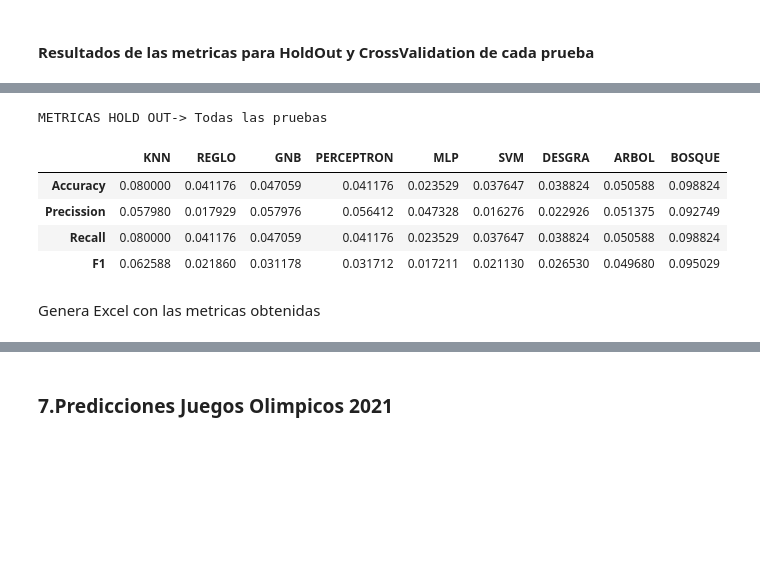
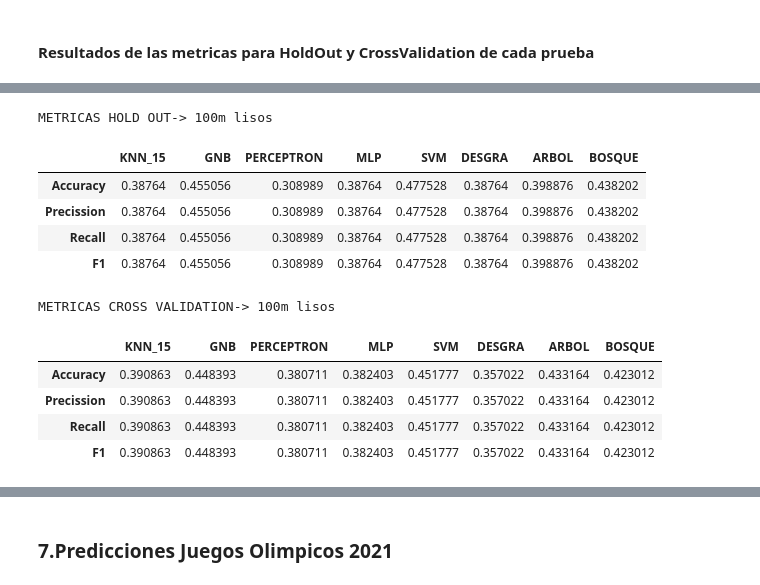
Before and after one commit to RaulCapellanFernandez/DecatlonEstadistics, a Jupyter notebook: PredictionsAlgorithms.ipynb, the cells around one changed output, grey strips where cells are left out. Saved outputs shown, nothing was run; the diff lists cells and outputs as text; code cells hidden in the pictures; blank space fills up the shorter version.

Commit message:
Mejorados los accuracy

```diff
--- a/PredictionsAlgorithms.ipynb
+++ b/PredictionsAlgorithms.ipynb
@@ -131,7 +152,7 @@ def evaluaMetricas(y_test, y_pred):
     resultado = {}
     for nombre, funcion in metricas.items():
         if(nombre == 'Recall' or nombre == 'Precission' or nombre == 'F1'):
-            resultado[nombre] = funcion(y_test, y_pred,average='weighted')
+            resultado[nombre] = funcion(y_test, y_pred,average='micro')
         else:
             resultado[nombre] = funcion(y_test, y_pred)
 
@@ -141,7 +162,7 @@ Funcion que devuelve el resultado de las metricas para los algoritmos definidos
 # %%
 def mainHoldOut(ddbbData):
     y_pred = {}
-    X_train, X_test, y_train, y_test = train_test_split(ddbbData, ddbb['Position'], test_size=0.3, random_state=42)
+    X_train, X_test, y_train, y_test = train_test_split(ddbbData, ddbb['PosicionGeneral'], test_size=0.3, random_state=42,shuffle=True)
 
     for nombre, funcion in algoritmos.items():
         y_pred[nombre] = generaModelosHO(nombre,X_train, X_test, y_train, y_test)
@@ -158,7 +179,7 @@ def mainHoldOut(ddbbData):
 #### Metricas para los diferentes algoritmos -> Separacion de datos CrossValidation
 # %%
 def generaModelosCV(funcion, ddbbData):
-    y_pred = cross_val_predict(funcion, ddbbData, ddbb['Position'], cv=KFold(n_splits=10,random_state=42,shuffle=True))
+    y_pred = cross_val_predict(funcion, ddbbData, ddbb['PosicionGeneral'], cv=KFold(n_splits=7,random_state=42,shuffle=True))
 
     return y_pred
 # %%
@@ -170,7 +191,7 @@ def mainCrossVal(ddbbData):
 
     resultado = {}
     for nombre, funcionA in algoritmos.items():
-        resultado[nombre] = evaluaMetricas(ddbb['Position'], y_pred[nombre])
+        resultado[nombre] = evaluaMetricas(y_pred[nombre], ddbb['PosicionGeneral'])
 
     #Tabla de metricas para los algoritmos estudiados
     return resultado
@@ -518,28 +201,0 @@ METRICAS CROSS VALIDATION-> 1500m Lisos
-# %%
-#PRUEBA -> Todas las pruebas
-ddbbData = ddbbDataNorm[['100m','100m Points','Lj','Lj Points','Sp','Sp Points','Hj','Hj Points','400m Points','400m',
-                         '110m H','110m H Points','Dt','Dt Points','Pv','Pv Points','Jt','Jt Points','1500m Points',
-                         '1500m']]
-
-ho = mainHoldOut(ddbbData)
-cv = mainCrossVal(ddbbData)
-
-tabla=pd.DataFrame(ho)
-tabla1=pd.DataFrame(cv)
-
-print()
-print()
-print('METRICAS HOLD OUT-> Todas las pruebas')
-# %% [output]
-METRICAS HOLD OUT-> Todas las pruebas
-# %%
-tablaExcelMetricas = pd.concat([tablaExcelMetricas, tabla1])
-tabla1
-# %% [output]
-|  | KNN | REGLO | GNB | PERCEPTRON | MLP | SVM | DESGRA | ARBOL | BOSQUE |
-| Accuracy | 0.080000 | 0.041176 | 0.047059 | 0.041176 | 0.023529 | 0.037647 | 0.038824 | 0.050588 | 0.098824 |
-| Precission | 0.057980 | 0.017929 | 0.057976 | 0.056412 | 0.047328 | 0.016276 | 0.022926 | 0.051375 | 0.092749 |
-| Recall | 0.080000 | 0.041176 | 0.047059 | 0.041176 | 0.023529 | 0.037647 | 0.038824 | 0.050588 | 0.098824 |
-| F1 | 0.062588 | 0.021860 | 0.031178 | 0.031712 | 0.017211 | 0.021130 | 0.026530 | 0.049680 | 0.095029 |
-# %% [markdown]
-Genera Excel con las metricas obtenidas
@@ -550,0 +202,28 @@ norm_path = os.path.normpath(path)
+# %%
+ddbbData = ddbbPoints[['100m Points']]
+
+ho = mainHoldOut(ddbbData)
+cv = mainCrossVal(ddbbData)
+
+tabla=pd.DataFrame(ho)
+tabla1=pd.DataFrame(cv)
+
+print('METRICAS HOLD OUT-> 100m lisos')
+tabla
+# %% [output]
+METRICAS HOLD OUT-> 100m lisos
+|  | KNN_15 | GNB | PERCEPTRON | MLP | SVM | DESGRA | ARBOL | BOSQUE |
+| Accuracy | 0.38764 | 0.455056 | 0.308989 | 0.38764 | 0.477528 | 0.38764 | 0.398876 | 0.438202 |
+| Precission | 0.38764 | 0.455056 | 0.308989 | 0.38764 | 0.477528 | 0.38764 | 0.398876 | 0.438202 |
+| Recall | 0.38764 | 0.455056 | 0.308989 | 0.38764 | 0.477528 | 0.38764 | 0.398876 | 0.438202 |
+| F1 | 0.38764 | 0.455056 | 0.308989 | 0.38764 | 0.477528 | 0.38764 | 0.398876 | 0.438202 |
+# %%
+print('METRICAS CROSS VALIDATION-> 100m lisos')
+tabla1
+# %% [output]
+METRICAS CROSS VALIDATION-> 100m lisos
+|  | KNN_15 | GNB | PERCEPTRON | MLP | SVM | DESGRA | ARBOL | BOSQUE |
+| Accuracy | 0.390863 | 0.448393 | 0.380711 | 0.382403 | 0.451777 | 0.357022 | 0.433164 | 0.423012 |
+| Precission | 0.390863 | 0.448393 | 0.380711 | 0.382403 | 0.451777 | 0.357022 | 0.433164 | 0.423012 |
+| Recall | 0.390863 | 0.448393 | 0.380711 | 0.382403 | 0.451777 | 0.357022 | 0.433164 | 0.423012 |
+| F1 | 0.390863 | 0.448393 | 0.380711 | 0.382403 | 0.451777 | 0.357022 | 0.433164 | 0.423012 |
```
Also changed, not shown: parts of 63 cells of this notebook.
